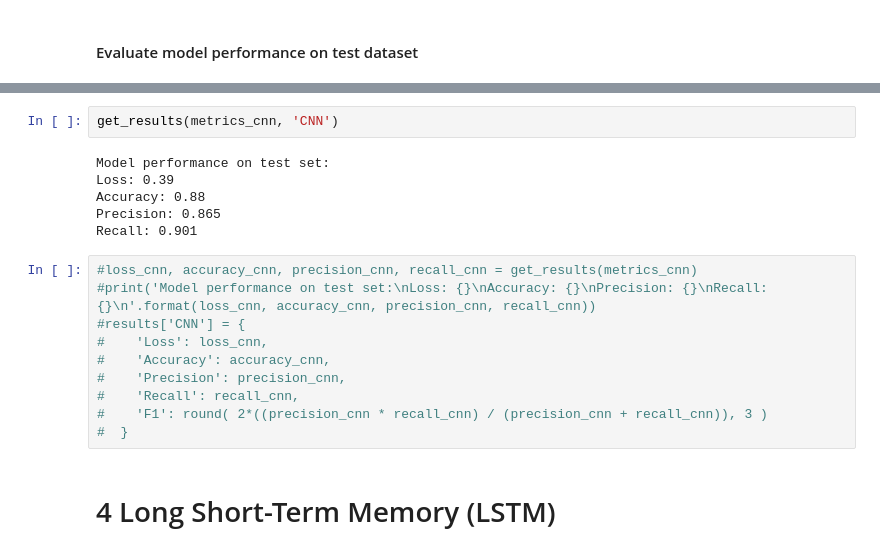
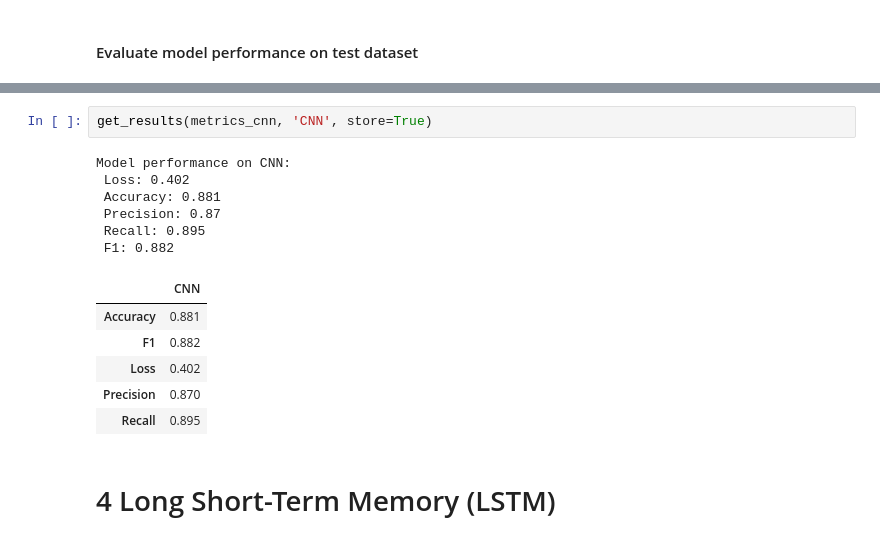
Before and after one commit to bigteo/BT4222_Assignment3, a Jupyter notebook: A3_A0203989N.ipynb, the cells around one changed output, grey strips where cells are left out. Saved outputs shown, nothing was run; the diff lists cells and outputs as text.

```diff
--- a/A3_A0203989N.ipynb
+++ b/A3_A0203989N.ipynb
@@ -290,21 +289,18 @@ metrics_cnn = model_cnn.evaluate(test_ds,verbose=1)
 # %%
-get_results(metrics_cnn, 'CNN')
+get_results(metrics_cnn, 'CNN', store=True)
 # %% [output]
-Model performance on test set:
-Loss: 0.39
-Accuracy: 0.88
-Precision: 0.865
-Recall: 0.901
+Model performance on CNN:
+ Loss: 0.402
+ Accuracy: 0.881
+ Precision: 0.87
+ Recall: 0.895
+ F1: 0.882
+|  | CNN |
+| Accuracy | 0.881 |
+| F1 | 0.882 |
+| Loss | 0.402 |
+| Precision | 0.870 |
+| Recall | 0.895 |
-# %%
-#loss_cnn, accuracy_cnn, precision_cnn, recall_cnn = get_results(metrics_cnn)
-#print('Model performance on test set:\nLoss: {}\nAccuracy: {}\nPrecision: {}\nRecall: {}\n'.format(loss_cnn, accuracy_cnn, precision_cnn, recall_cnn))
-#results['CNN'] = {
-#    'Loss': loss_cnn,
-#    'Accuracy': accuracy_cnn,
-#    'Precision': precision_cnn,
-#    'Recall': recall_cnn,
-#    'F1': round( 2*((precision_cnn * recall_cnn) / (precision_cnn + recall_cnn)), 3 )
-#  }
 # %% [markdown]
 # 4 Long Short-Term Memory (LSTM)
 # %% [markdown]
```
Also changed, not shown: parts of 29 cells of this notebook.
